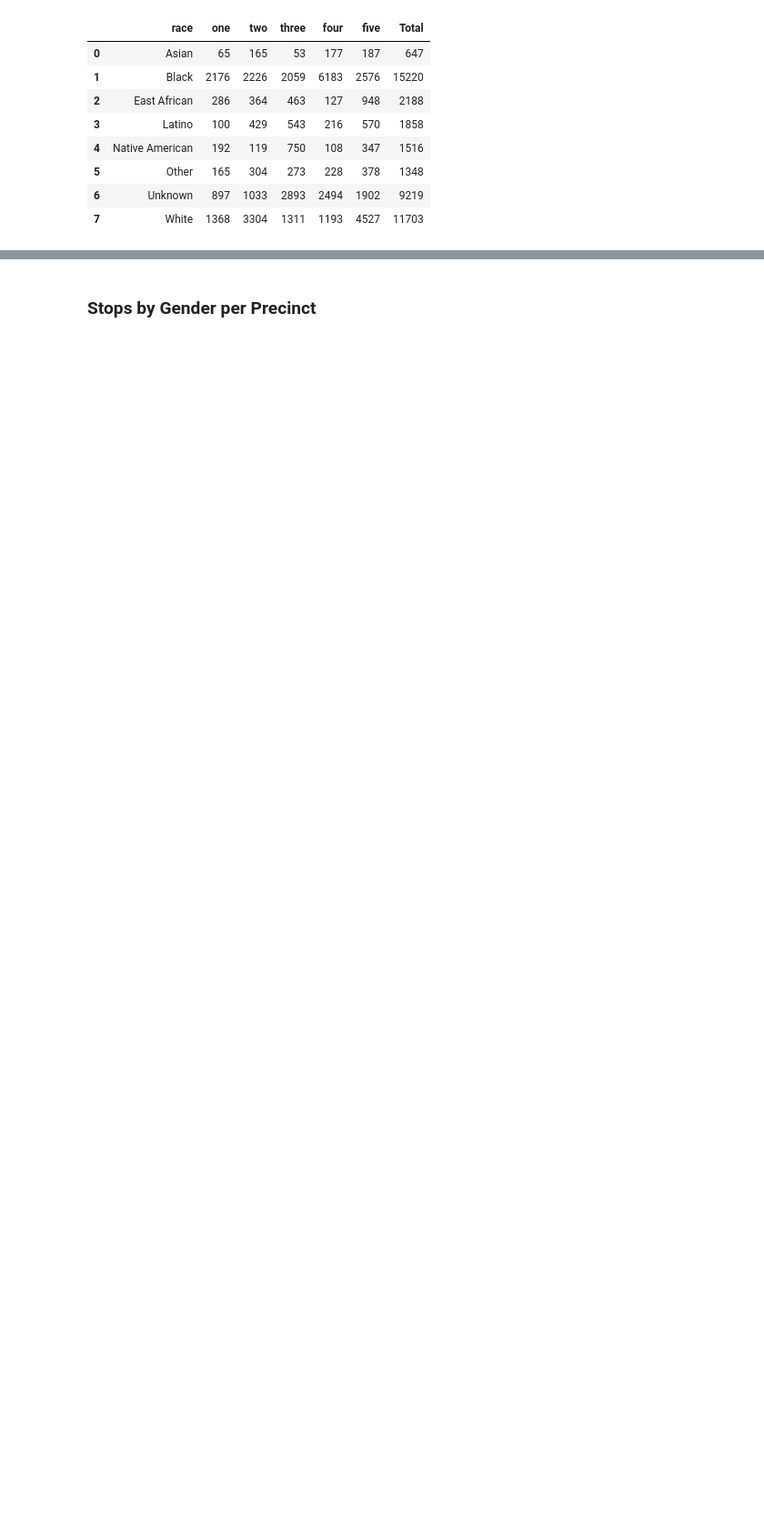
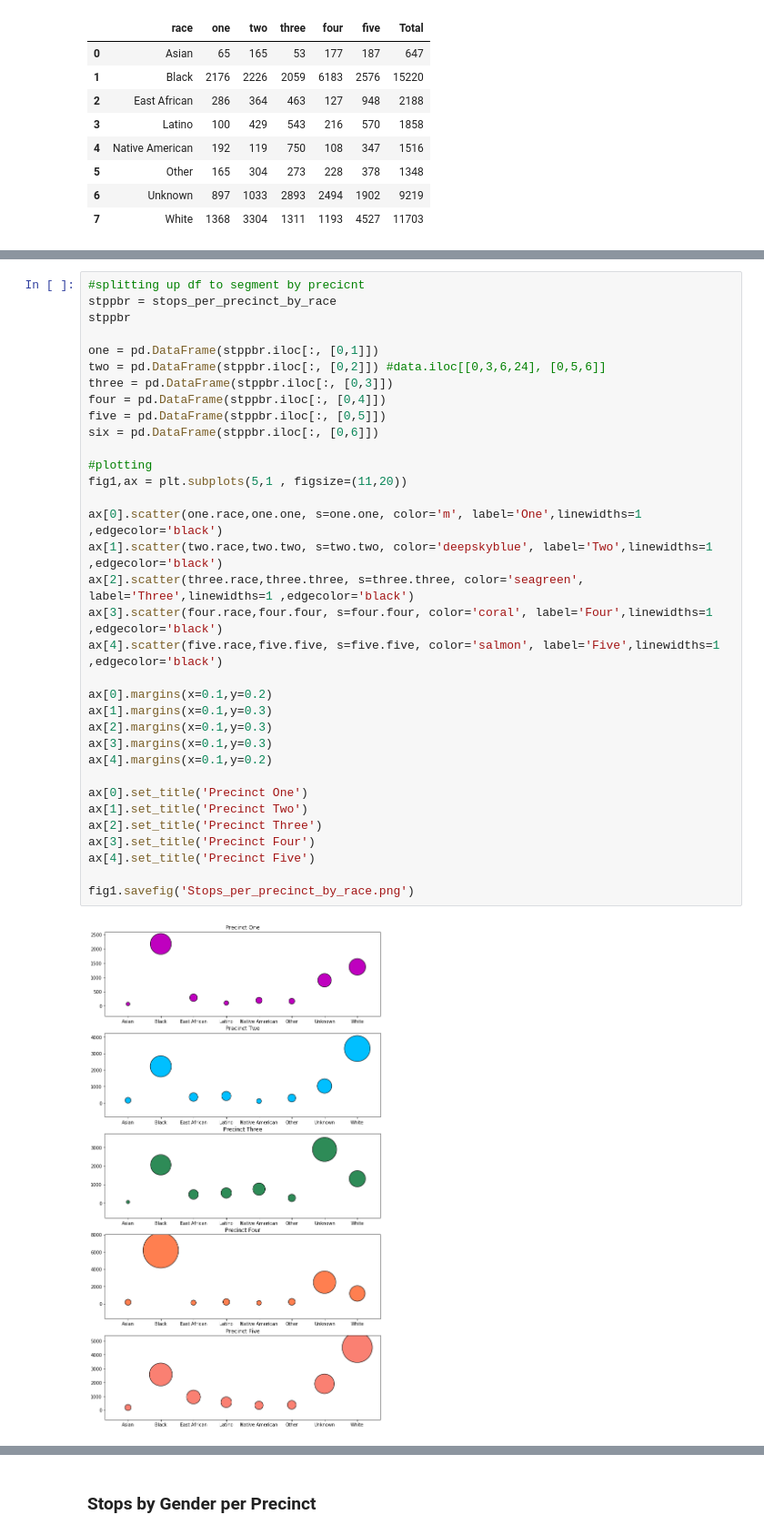
Before and after one commit to elu267/Project_GroupF, a Jupyter notebook: MN_Stop_Data.ipynb, the cells around one changed output, grey strips where cells are left out. Shown: that part at 91% size. Saved outputs shown, nothing was run; the diff lists cells and outputs as text; blank space fills up the shorter version.

```diff
--- a/MN_Stop_Data.ipynb
+++ b/MN_Stop_Data.ipynb
@@ -313,0 +305,36 @@ stops_per_precinct_by_race
+# %%
+#splitting up df to segment by precicnt
+stppbr = stops_per_precinct_by_race
+stppbr
+
+one = pd.DataFrame(stppbr.iloc[:, [0,1]])
+two = pd.DataFrame(stppbr.iloc[:, [0,2]]) #data.iloc[[0,3,6,24], [0,5,6]]
+three = pd.DataFrame(stppbr.iloc[:, [0,3]])
+four = pd.DataFrame(stppbr.iloc[:, [0,4]])
+five = pd.DataFrame(stppbr.iloc[:, [0,5]])
+six = pd.DataFrame(stppbr.iloc[:, [0,6]])
+
+#plotting
+fig1,ax = plt.subplots(5,1 , figsize=(11,20))
+
+ax[0].scatter(one.race,one.one, s=one.one, color='m', label='One',linewidths=1 ,edgecolor='black')
+ax[1].scatter(two.race,two.two, s=two.two, color='deepskyblue', label='Two',linewidths=1 ,edgecolor='black')
+ax[2].scatter(three.race,three.three, s=three.three, color='seagreen', label='Three',linewidths=1 ,edgecolor='black')
+ax[3].scatter(four.race,four.four, s=four.four, color='coral', label='Four',linewidths=1 ,edgecolor='black')
+ax[4].scatter(five.race,five.five, s=five.five, color='salmon', label='Five',linewidths=1 ,edgecolor='black')
+
+ax[0].margins(x=0.1,y=0.2)
+ax[1].margins(x=0.1,y=0.3)
+ax[2].margins(x=0.1,y=0.3)
+ax[3].margins(x=0.1,y=0.3)
+ax[4].margins(x=0.1,y=0.2)
+
+ax[0].set_title('Precinct One')
+ax[1].set_title('Precinct Two')
+ax[2].set_title('Precinct Three')
+ax[3].set_title('Precinct Four')
+ax[4].set_title('Precinct Five')
+
+fig1.savefig('Stops_per_precinct_by_race.png')
+# %% [output]
+[figure, added]
```
Also changed, not shown: parts of 17 cells of this notebook, 4 other files.
